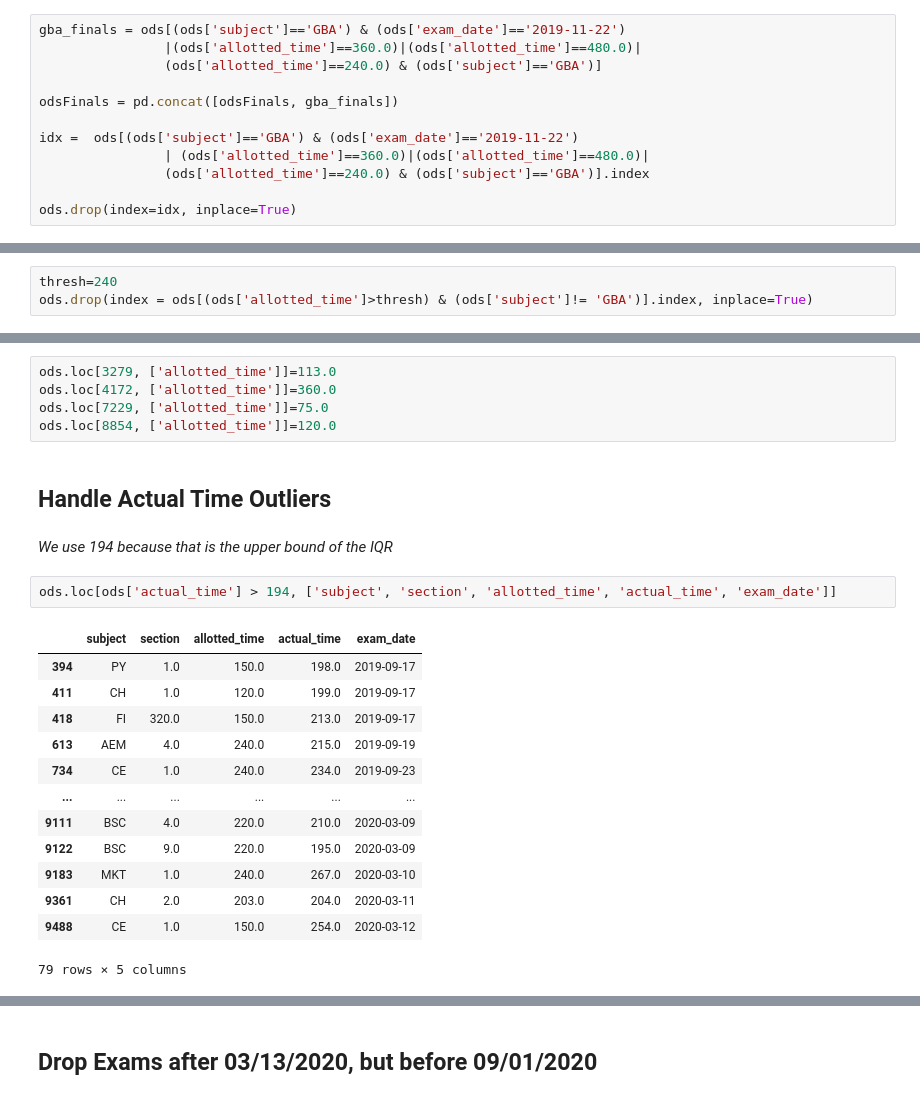
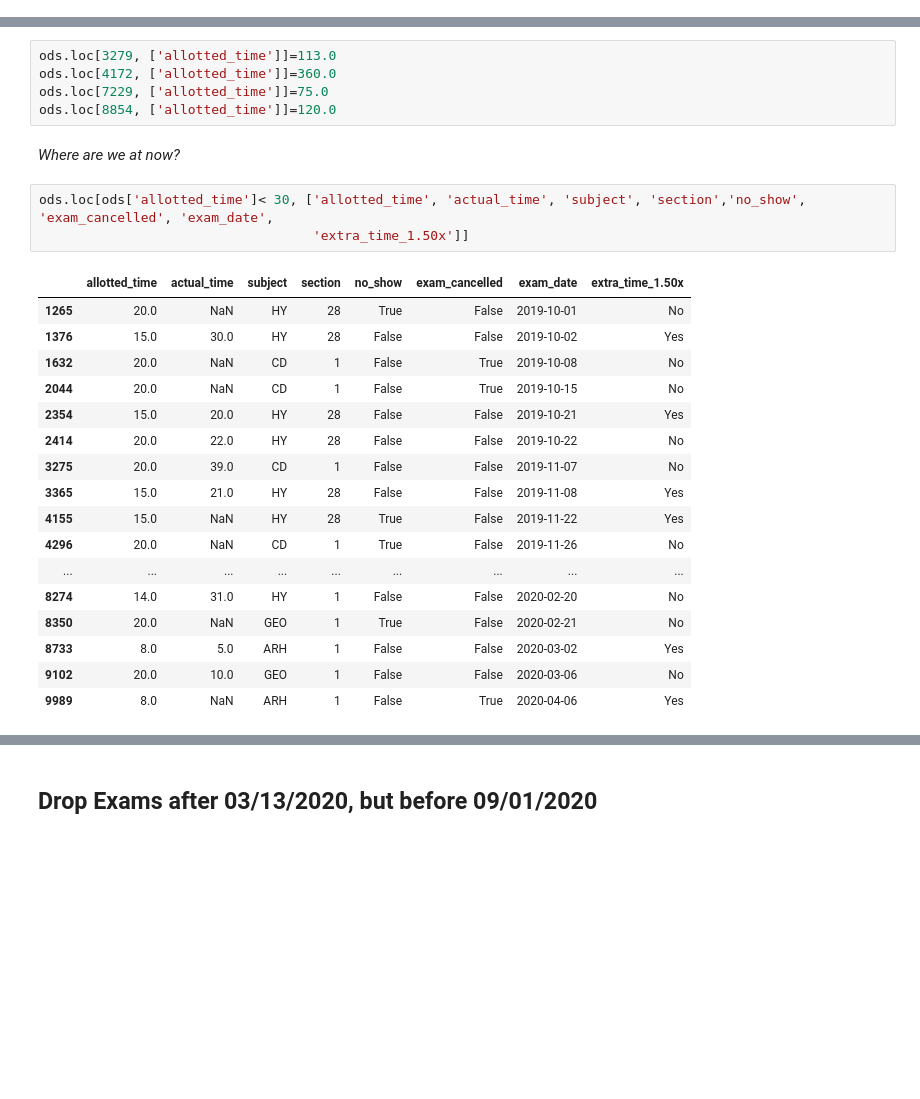
Before and after one commit to dihoxy/ODS-Test-Center-Project, a Jupyter notebook: Handling Outliers and Basic Exploratory Analysis.ipynb, the cells around one changed output, grey strips where cells are left out. Saved outputs shown, nothing was run; the diff lists cells and outputs as text; blank space fills up the shorter version.

```diff
--- a/Handling Outliers and Basic Exploratory Analysis.ipynb
+++ b/Handling Outliers and Basic Exploratory Analysis.ipynb
@@ -101,15 +92,3 @@ ods.drop(index=drop, inplace=True)
-# %%
-gba_finals = ods[(ods['subject']=='GBA') & (ods['exam_date']=='2019-11-22')
-                |(ods['allotted_time']==360.0)|(ods['allotted_time']==480.0)|
-                (ods['allotted_time']==240.0) & (ods['subject']=='GBA')]
-
-odsFinals = pd.concat([odsFinals, gba_finals])
-
-idx =  ods[(ods['subject']=='GBA') & (ods['exam_date']=='2019-11-22')
-                | (ods['allotted_time']==360.0)|(ods['allotted_time']==480.0)|
-                (ods['allotted_time']==240.0) & (ods['subject']=='GBA')].index
-
-ods.drop(index=idx, inplace=True)
 # %% [markdown]
 **Print out summary statistics**
 # %%
@@ -175,6 +134,3 @@ ods.loc[ods['allotted_time'] > 240, ['subject', 'allotted_time', 'actual_time',
-# %%
-thresh=240
-ods.drop(index = ods[(ods['allotted_time']>thresh) & (ods['subject']!= 'GBA')].index, inplace=True)
 # %% [markdown]
 **Handle the lower bound of outliers**
 # %%
@@ -251,23 +207,26 @@ ods.loc[3279, ['allotted_time']]=113.0
 ods.loc[4172, ['allotted_time']]=360.0
 ods.loc[7229, ['allotted_time']]=75.0
 ods.loc[8854, ['allotted_time']]=120.0
-# %% [markdown]
-## Handle Actual Time Outliers
-# %% [markdown]
-*We use 194 because that is the upper bound of the IQR*
+# %% [markdown]
+*Where are we at now?*
 # %%
-ods.loc[ods['actual_time'] > 194, ['subject', 'section', 'allotted_time', 'actual_time', 'exam_date']]
+ods.loc[ods['allotted_time']< 30, ['allotted_time', 'actual_time', 'subject', 'section','no_show', 'exam_cancelled', 'exam_date',
+                                   'extra_time_1.50x']]
 # %% [output]
-|  | subject | section | allotted_time | actual_time | exam_date |
-| 394 | PY | 1.0 | 150.0 | 198.0 | 2019-09-17 |
-| 411 | CH | 1.0 | 120.0 | 199.0 | 2019-09-17 |
-| 418 | FI | 320.0 | 150.0 | 213.0 | 2019-09-17 |
-| 613 | AEM | 4.0 | 240.0 | 215.0 | 2019-09-19 |
-| 734 | CE | 1.0 | 240.0 | 234.0 | 2019-09-23 |
-| ... | ... | ... | ... | ... | ... |
-| 9111 | BSC | 4.0 | 220.0 | 210.0 | 2020-03-09 |
-| 9122 | BSC | 9.0 | 220.0 | 195.0 | 2020-03-09 |
-| 9183 | MKT | 1.0 | 240.0 | 267.0 | 2020-03-10 |
-| 9361 | CH | 2.0 | 203.0 | 204.0 | 2020-03-11 |
-| 9488 | CE | 1.0 | 150.0 | 254.0 | 2020-03-12 |
+|  | allotted_time | actual_time | subject | section | no_show | exam_cancelled | exam_date | extra_time_1.50x |
+| 1265 | 20.0 | NaN | HY | 28 | True | False | 2019-10-01 | No |
+| 1376 | 15.0 | 30.0 | HY | 28 | False | False | 2019-10-02 | Yes |
+| 1632 | 20.0 | NaN | CD | 1 | False | True | 2019-10-08 | No |
+| 2044 | 20.0 | NaN | CD | 1 | False | True | 2019-10-15 | No |
+| 2354 | 15.0 | 20.0 | HY | 28 | False | False | 2019-10-21 | Yes |
+| 2414 | 20.0 | 22.0 | HY | 28 | False | False | 2019-10-22 | No |
+| 3275 | 20.0 | 39.0 | CD | 1 | False | False | 2019-11-07 | No |
+| 3365 | 15.0 | 21.0 | HY | 28 | False | False | 2019-11-08 | Yes |
+| 4155 | 15.0 | NaN | HY | 28 | True | False | 2019-11-22 | Yes |
+| 4296 | 20.0 | NaN | CD | 1 | True | False | 2019-11-26 | No |
+| ... | ... | ... | ... | ... | ... | ... | ... | ... |
+| 8274 | 14.0 | 31.0 | HY | 1 | False | False | 2020-02-20 | No |
+| 8350 | 20.0 | NaN | GEO | 1 | True | False | 2020-02-21 | No |
+| 8733 | 8.0 | 5.0 | ARH | 1 | False | False | 2020-03-02 | Yes |
+| 9102 | 20.0 | 10.0 | GEO | 1 | False | False | 2020-03-06 | No |
+| 9989 | 8.0 | NaN | ARH | 1 | False | True | 2020-04-06 | Yes |
-79 rows × 5 columns
```
Also changed, not shown: parts of 42 cells of this notebook, 3 other files.
